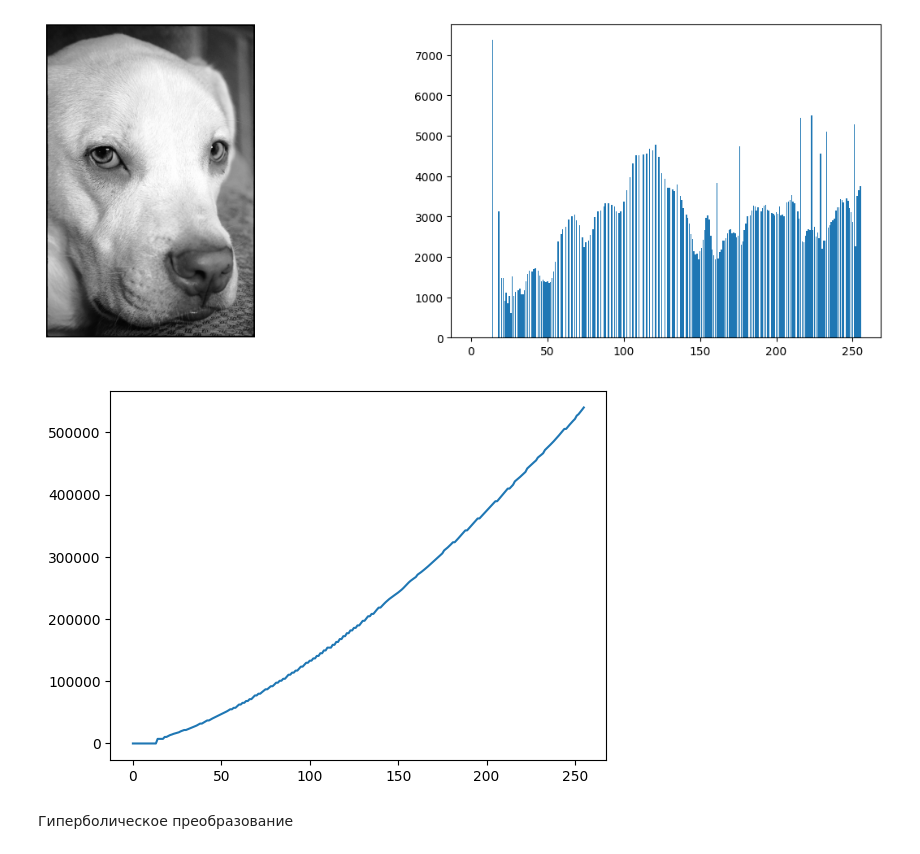
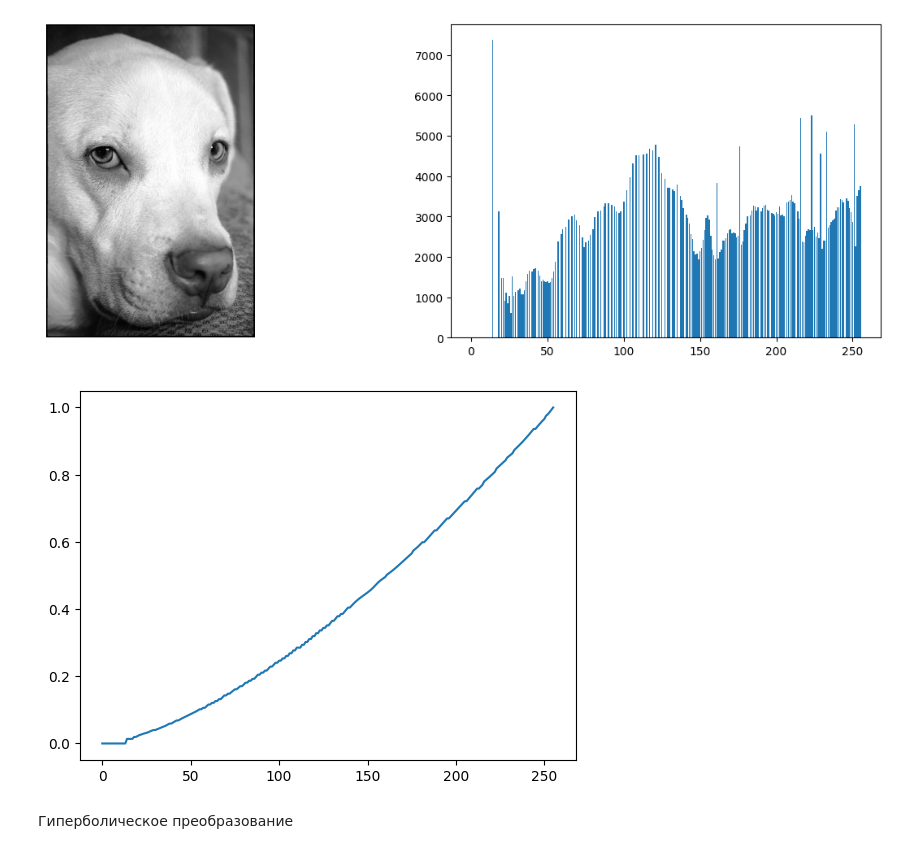
Before and after one commit to 8oDolaz/itmo-cv-labs, a Jupyter notebook: lab_1/task_1.ipynb, the cells around one changed output. Cells and saved outputs as stored; diff of their text form; code cells hidden in the pictures.

```diff
--- a/lab_1/task_1.ipynb
+++ b/lab_1/task_1.ipynb
@@ -185,12 +187,12 @@ image_hist_plot(fr_image, fr_hist)
 # %% [output]
 [figure]
 # %%
-fr_cum_sum = np.cumsum(fr_hist)
+fr_cum_sum = np.cumsum(fr_hist) / (fr_image.shape[0] * fr_image.shape[1])
 
 plt.plot(fr_cum_sum)
 plt.show()
 # %% [output]
-[figure, old version]
+[figure, new version]
 # %% [markdown]
 Гиперболическое преобразование
 # %%
```
Also changed, not shown: parts of 11 cells of this notebook, 1 other file.
